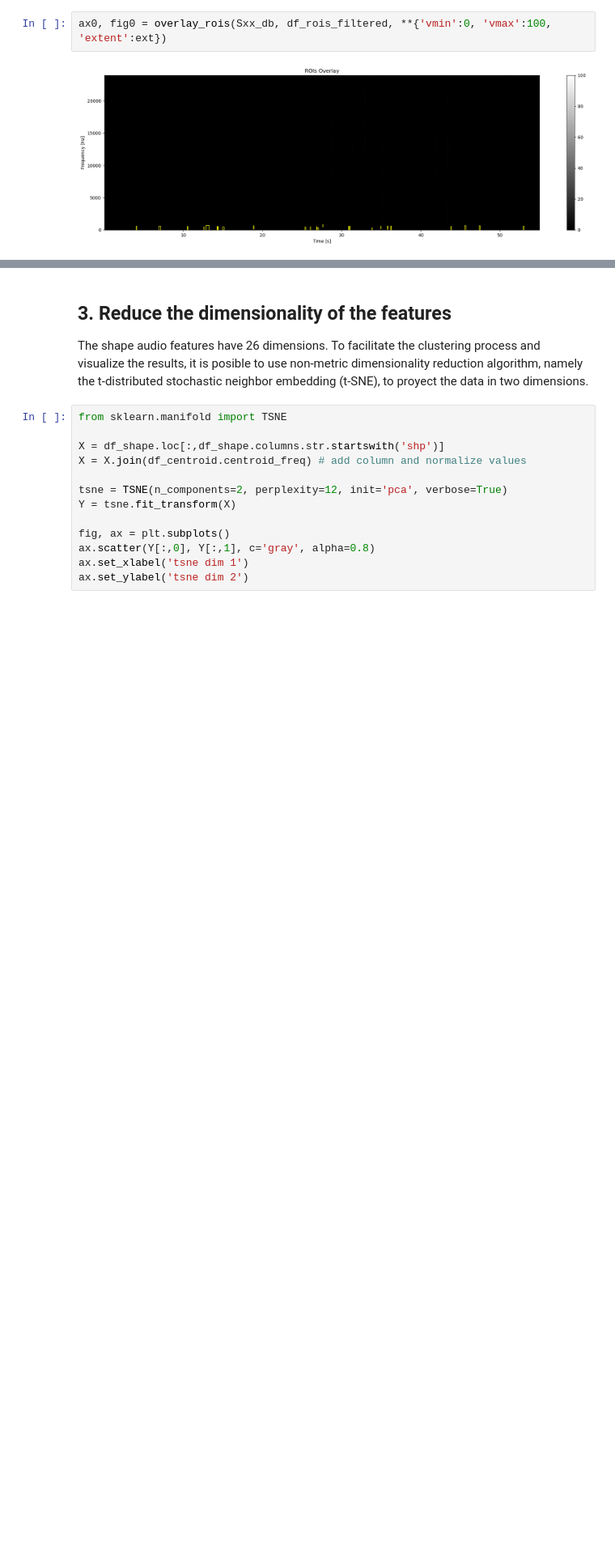
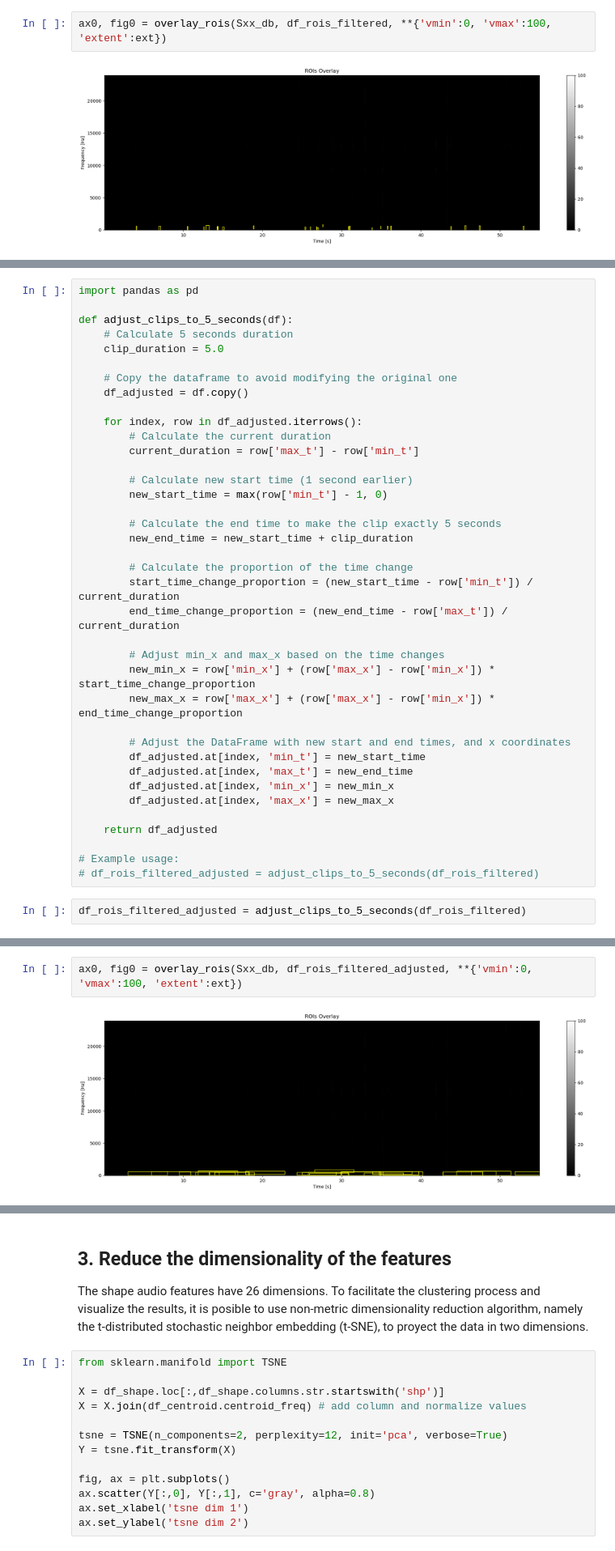
Before and after one commit to Olli365/Aqoustics-Unsupervised, a Jupyter notebook: optimise_single.ipynb, the cells around one changed output, grey strips where cells are left out. Shown at 81% size. Saved outputs shown, nothing was run; the diff lists cells and outputs as text; blank space fills up the shorter version.

Commit message:
5 second clips

```diff
--- a/optimise_single.ipynb
+++ b/optimise_single.ipynb
@@ -90,0 +104,40 @@ The ``shape_feaures`` function uses bidimensional wavelets to get the texture an
+# %%
+import pandas as pd
+
+def adjust_clips_to_5_seconds(df):
+    # Calculate 5 seconds duration
+    clip_duration = 5.0
+
+    # Copy the dataframe to avoid modifying the original one
+    df_adjusted = df.copy()
+
+    for index, row in df_adjusted.iterrows():
+        # Calculate the current duration
+        current_duration = row['max_t'] - row['min_t']
+
+        # Calculate new start time (1 second earlier)
+        new_start_time = max(row['min_t'] - 1, 0)
+
+        # Calculate the end time to make the clip exactly 5 seconds
+        new_end_time = new_start_time + clip_duration
+
+        # Calculate the proportion of the time change
+        start_time_change_proportion = (new_start_time - row['min_t']) / current_duration
+        end_time_change_proportion = (new_end_time - row['max_t']) / current_duration
+
+        # Adjust min_x and max_x based on the time changes
+        new_min_x = row['min_x'] + (row['max_x'] - row['min_x']) * start_time_change_proportion
+        new_max_x = row['max_x'] + (row['max_x'] - row['min_x']) * end_time_change_proportion
+
+        # Adjust the DataFrame with new start and end times, and x coordinates
+        df_adjusted.at[index, 'min_t'] = new_start_time
+        df_adjusted.at[index, 'max_t'] = new_end_time
+        df_adjusted.at[index, 'min_x'] = new_min_x
+        df_adjusted.at[index, 'max_x'] = new_max_x
+
+    return df_adjusted
+
+# Example usage:
+# df_rois_filtered_adjusted = adjust_clips_to_5_seconds(df_rois_filtered)
+# %%
+df_rois_filtered_adjusted = adjust_clips_to_5_seconds(df_rois_filtered)
@@ -90,0 +184,4 @@ The ``shape_feaures`` function uses bidimensional wavelets to get the texture an
+# %%
+ax0, fig0 = overlay_rois(Sxx_db, df_rois_filtered_adjusted, **{'vmin':0, 'vmax':100, 'extent':ext})
+# %% [output]
+[figure, added]
```
Also changed, not shown: parts of 14 cells of this notebook, 1 other file.
